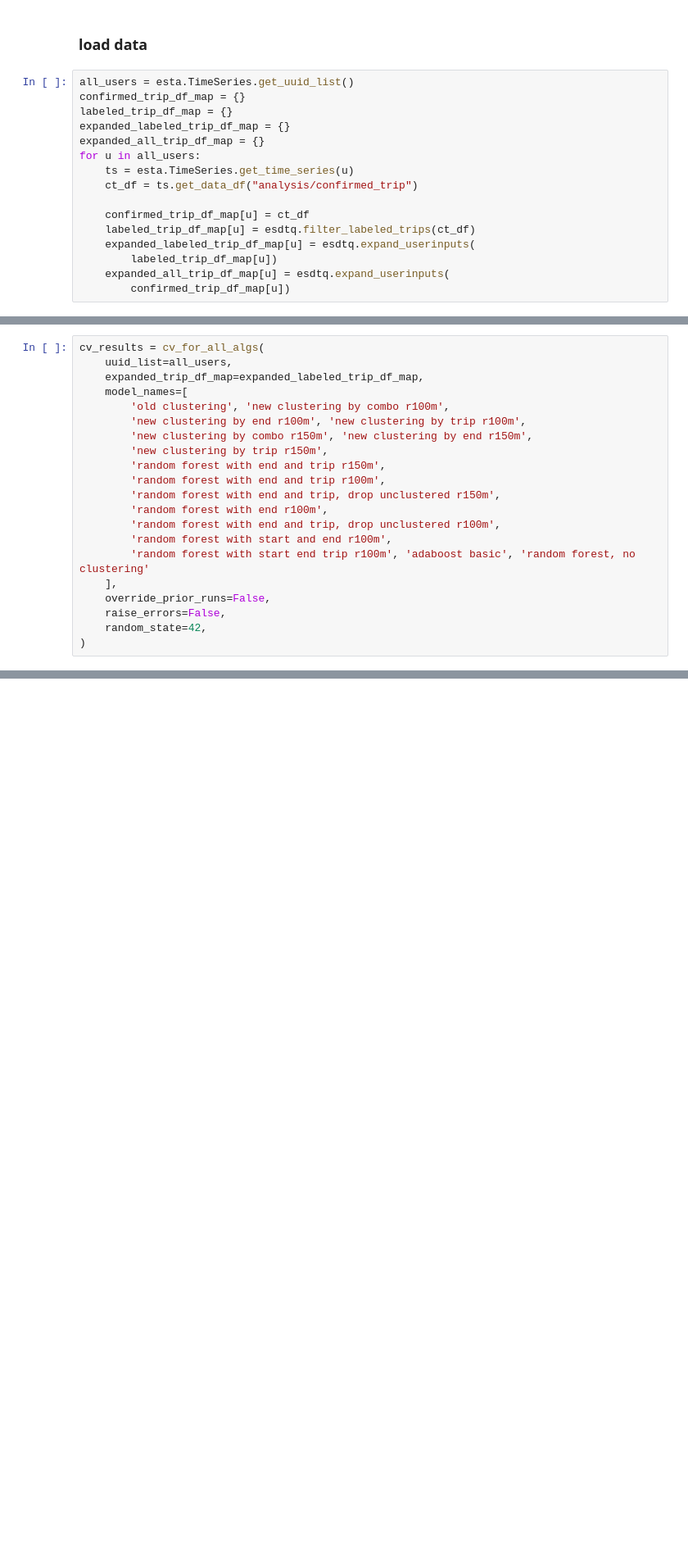
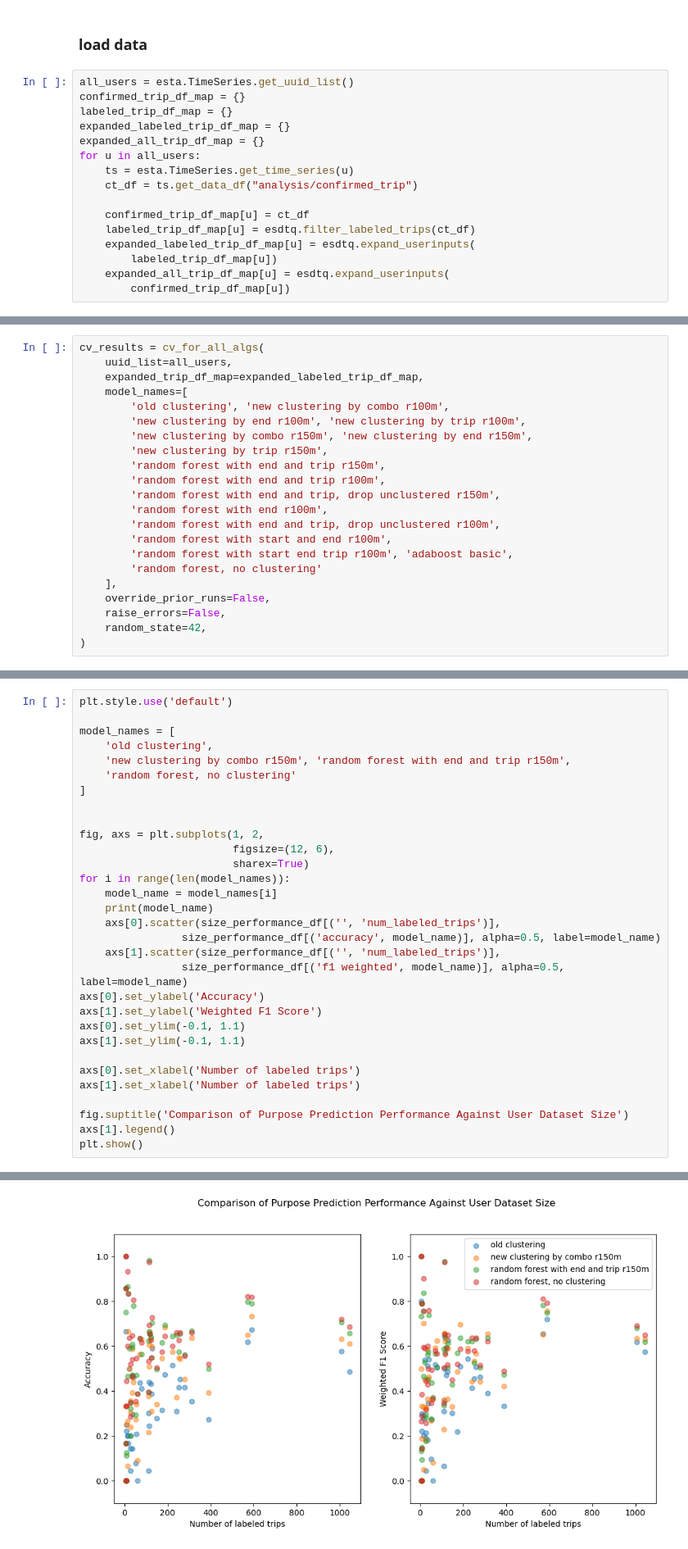
Before and after one commit to e-mission/e-mission-server, a Jupyter notebook: tour_model_eval/eval all predictors.ipynb, the cells around one changed output, grey strips where cells are left out. Shown: that part at 82% size. Drawn from its saved outputs; the diff is of its cells as text; blank space fills up the shorter version.

Commit message:
Evaluate model performance by dataset size; add comments

```diff
--- a/tour_model_eval/eval all predictors.ipynb
+++ b/tour_model_eval/eval all predictors.ipynb
@@ -48,7 +59,8 @@ cv_results = cv_for_all_algs(
         'random forest with end r100m',
         'random forest with end and trip, drop unclustered r100m',
         'random forest with start and end r100m',
-        'random forest with start end trip r100m', 'adaboost basic', 'random forest, no clustering'
+        'random forest with start end trip r100m', 'adaboost basic',
+        'random forest, no clustering'
     ],
     override_prior_runs=False,
     raise_errors=False,
@@ -100,0 +226,32 @@ all_model_results_df
+# %%
+plt.style.use('default')
+
+model_names = [
+    'old clustering',
+    'new clustering by combo r150m', 'random forest with end and trip r150m',
+    'random forest, no clustering'
+]
+
+
+fig, axs = plt.subplots(1, 2,
+                        figsize=(12, 6),
+                        sharex=True)
+for i in range(len(model_names)):
+    model_name = model_names[i]
+    print(model_name)
+    axs[0].scatter(size_performance_df[('', 'num_labeled_trips')],
+                size_performance_df[('accuracy', model_name)], alpha=0.5, label=model_name)
+    axs[1].scatter(size_performance_df[('', 'num_labeled_trips')],
+                size_performance_df[('f1 weighted', model_name)], alpha=0.5, label=model_name)
+axs[0].set_ylabel('Accuracy')
+axs[1].set_ylabel('Weighted F1 Score')
+axs[0].set_ylim(-0.1, 1.1)
+axs[1].set_ylim(-0.1, 1.1)
+
+axs[0].set_xlabel('Number of labeled trips')
+axs[1].set_xlabel('Number of labeled trips')
+
+fig.suptitle('Comparison of Purpose Prediction Performance Against User Dataset Size')
+axs[1].legend()
+plt.show()
+# %% [output]
@@ -100,0 +262 @@ all_model_results_df
+[figure, added]
```
Also changed, not shown: parts of 10 cells of this notebook.
